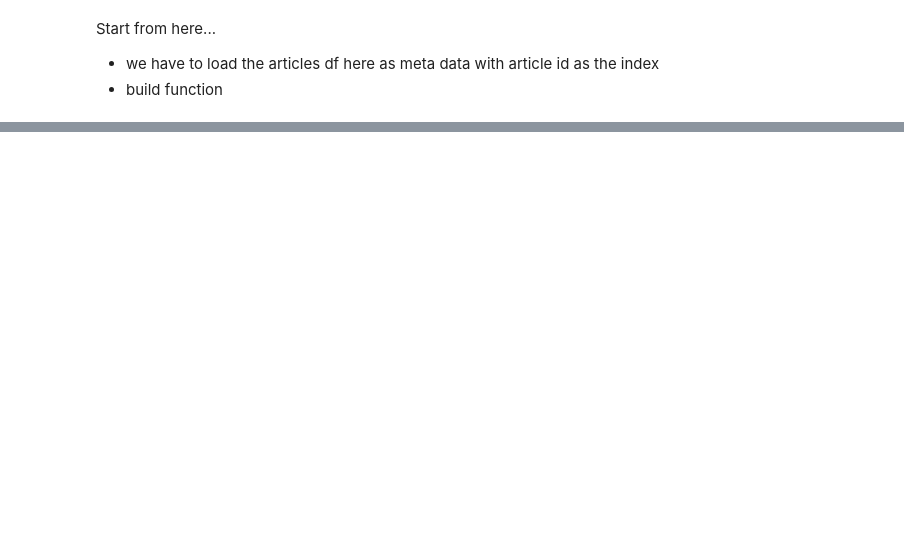
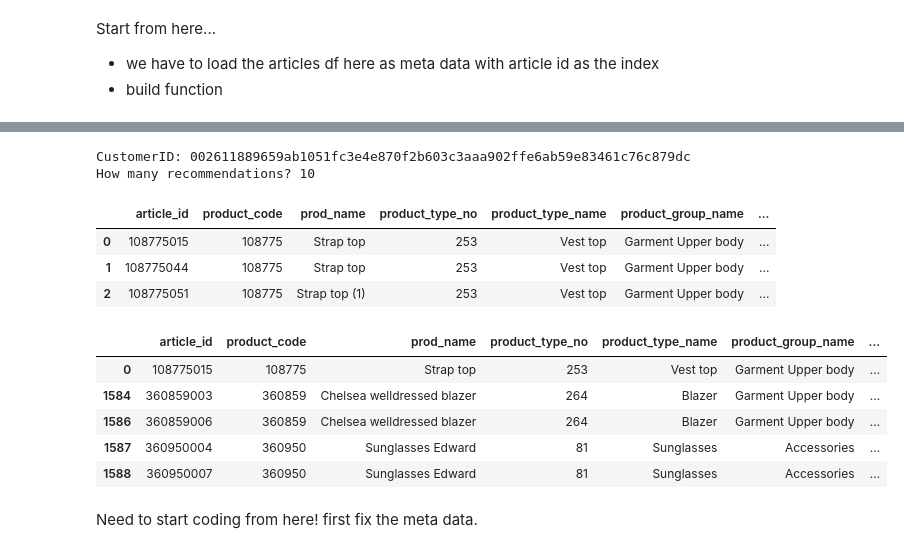
Before and after one commit to aliceagrawal/HM-Recommender-System-App, a Jupyter notebook: H&M-CollaborativeFilteringModeling.ipynb, the cells around one changed output, grey strips where cells are left out. Cells and saved outputs as stored; diff of their text form; code cells hidden in the pictures; blank space fills up the shorter version.

```diff
--- a/H&M-CollaborativeFilteringModeling.ipynb
+++ b/H&M-CollaborativeFilteringModeling.ipynb
@@ -410,0 +380,5 @@ meta_articles = pd.read_csv('Data/ata/art')
+# %%
+# The transactions data is subset to just show customers and the articles they have bought
+df_customer = transactions.set_index('customer_id')
+df_customer.drop(columns=['InvoiceDate', 'price', 'sales_channel_id', 't_dat', 'date', 'bought'], inplace=True)
+df_customer.head()
@@ -410,0 +397,39 @@ meta_articles = pd.read_csv('Data/ata/art')
+# %%
+# Dual input for unique customer ID and how many recommendations you would like
+customer = input('CustomerID: ')
+n_recs = int(input('How many recommendations? '))
+# %% [output]
+CustomerID: 002611889659ab1051fc3e4e870f2b603c3aaa902ffe6ab59e83461c76c879dc
+How many recommendations? 10
+# %%
+# Creating a list of the eBooks that said reviewer has already rated
+have_bought = list(df_customer.loc[customer, 'article_id'])
+# %%
+# Creating new dataframe from meta data to subset based on already bought articles
+not_bought = meta_articles.copy()
+# Dropping indexes (article_id) that correspond to already bought articles
+not_bought.drop(have_bought, inplace=True)
+# Reset index to pull out article_id as a seperate column
+not_bought.reset_index(inplace=True)
+not_bought.head(3)
+# %% [output]
+|  | article_id | product_code | prod_name | product_type_no | product_type_name | product_group_name | ... |
+| 0 | 108775015 | 108775 | Strap top | 253 | Vest top | Garment Upper body | ... |
+| 1 | 108775044 | 108775 | Strap top | 253 | Vest top | Garment Upper body | ... |
+| 2 | 108775051 | 108775 | Strap top (1) | 253 | Vest top | Garment Upper body | ... |
+# %%
+# Obtain rating predictions based on model.predict, passing in user input.
+# Using .apply with lamdba function to iterate through
+not_bought['est_purchase'] = not_bought['article_id'].apply(lambda x: final_model.predict(customer, x).est)
+# Sort dataframe based on newly created est_purchase problem in order to return top estimated ratings (purcahse in this case)
+not_bought.sort_values(by='est_purchase', ascending=False, inplace=True)
+not_bought.head()
+# %% [output]
+|  | article_id | product_code | prod_name | product_type_no | product_type_name | product_group_name | ... |
+| 0 | 108775015 | 108775 | Strap top | 253 | Vest top | Garment Upper body | ... |
+| 1584 | 360859003 | 360859 | Chelsea welldressed blazer | 264 | Blazer | Garment Upper body | ... |
+| 1586 | 360859006 | 360859 | Chelsea welldressed blazer | 264 | Blazer | Garment Upper body | ... |
+| 1587 | 360950004 | 360950 | Sunglasses Edward | 81 | Sunglasses | Accessories | ... |
+| 1588 | 360950007 | 360950 | Sunglasses Edward | 81 | Sunglasses | Accessories | ... |
+# %% [markdown]
+Need to start coding from here! first fix the meta data.
```
Also changed, not shown: parts of 29 cells of this notebook, 2 other files.
